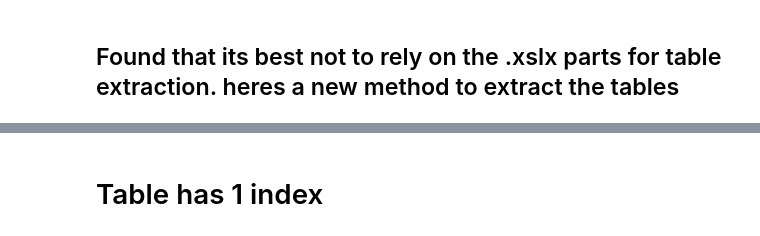
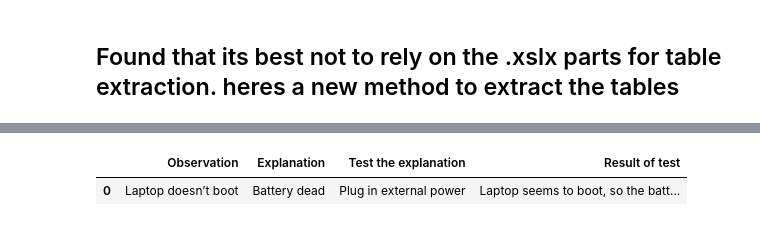
Before and after one commit to mcxraider/chat-pdf, a Jupyter notebook: notebooks/llamaindex_RAG_test.ipynb, the cells around one changed output, grey strips where cells are left out. Saved outputs shown, nothing was run; the diff lists cells and outputs as text; code cells hidden in the pictures.

Commit message:
feat: table transform into df

```diff
--- a/notebooks/llamaindex_RAG_test.ipynb
+++ b/notebooks/llamaindex_RAG_test.ipynb
@@ -448,8 +440,8 @@ extracted_data
 # %%
 file_path_1 = '../PDF/Attention is all you need-table.pdf'
 file_path_2 = '../PDF/HSI1000-2col-table.pdf'
-file_path_3 = '../PDF/HSI1000-col-index.pdf'
-extractor, unique_id = ExtractTextTableInfoFromPDF.create_with_unique_id(file_path_1)
+file_path_3 = '../PDF/HSI1000-weird-value.pdf'
+extractor, unique_id = ExtractTextTableInfoFromPDF.create_with_unique_id(file_path_3)
 extracted_data = extractor.extracted_data
 pdf_data = get_extracted_data(extracted_data)
 table_elements = [el for el in pdf_data['elements'] if "Table" in el['Path'] and 'Text' in el and "TR" in el['Path']]
@@ -642,2 +738,10 @@ def get_table_index(table):
-# %% [markdown]
-# Table has 1 index
+# %%
+os.makedirs(table_output_directory, exist_ok=True)
+for table_num, table in extracted_tables.items():
+
+    df = transform_table(table)
+    break
+df.head()
+# %% [output]
+|  | Observation | Explanation | Test the explanation | Result of test |
+| 0 | Laptop doesn’t boot | Battery dead | Plug in external power | Laptop seems to boot, so the batt... |
```
Also changed, not shown: parts of 7 cells of this notebook, 1 other file.
